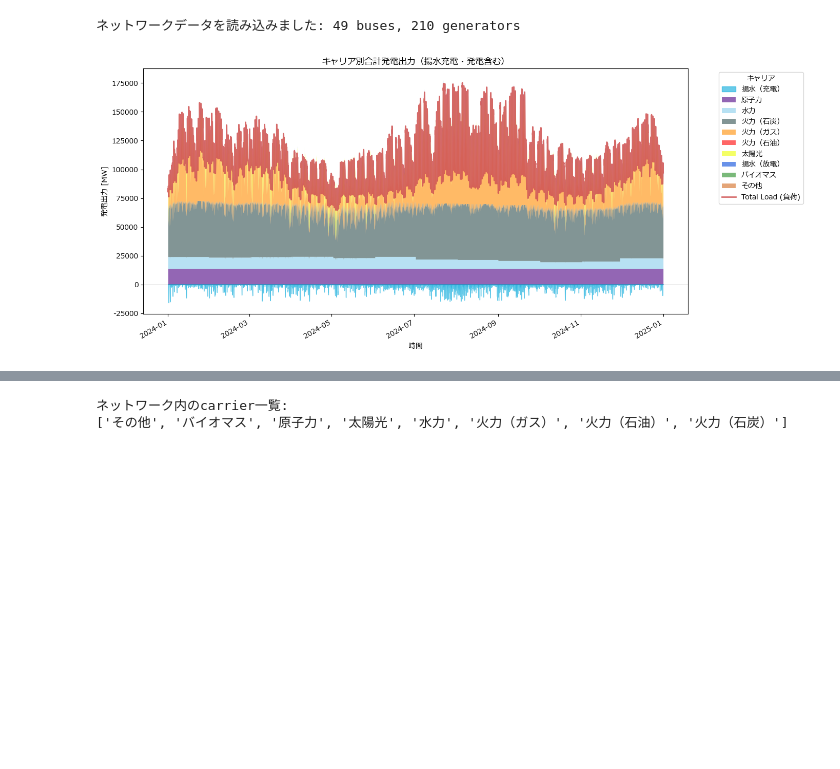
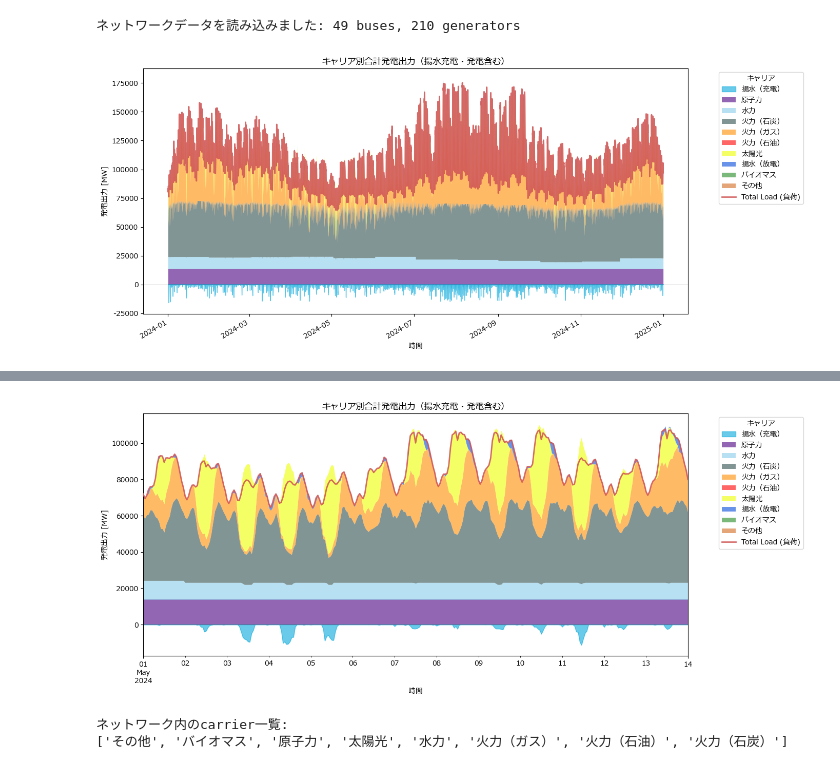
Before and after one commit to takashi-yanase/DemandSupplySimulation, a Jupyter notebook: 01 data_exploration.ipynb, the cells around one changed output, grey strips where cells are left out. Saved outputs shown, nothing was run; the diff lists cells and outputs as text; code cells hidden in the pictures; blank space fills up the shorter version.

```diff
--- a/01 data_exploration.ipynb
+++ b/01 data_exploration.ipynb
@@ -18,5 +18,6 @@ import importlib
 # モジュールを強制的にリロード
 importlib.reload(analyze_results)
 analyze_results.plot_total_generation_by_carrier(network)
+analyze_results.plot_total_generation_by_carrier(network, start_date="2024-05-01", end_date="2024-05-14")
 # %% [output]
 [figure]
@@ -23,3 +25,4 @@ analyze_results.plot_total_generation_by_carrier(network)
+[figure, added]
 # %%
 # 需給シミュレーション結果を表示
 import src.analyze_results as analyze_results
```
Also changed, not shown: parts of 7 cells of this notebook, 3 other files.
